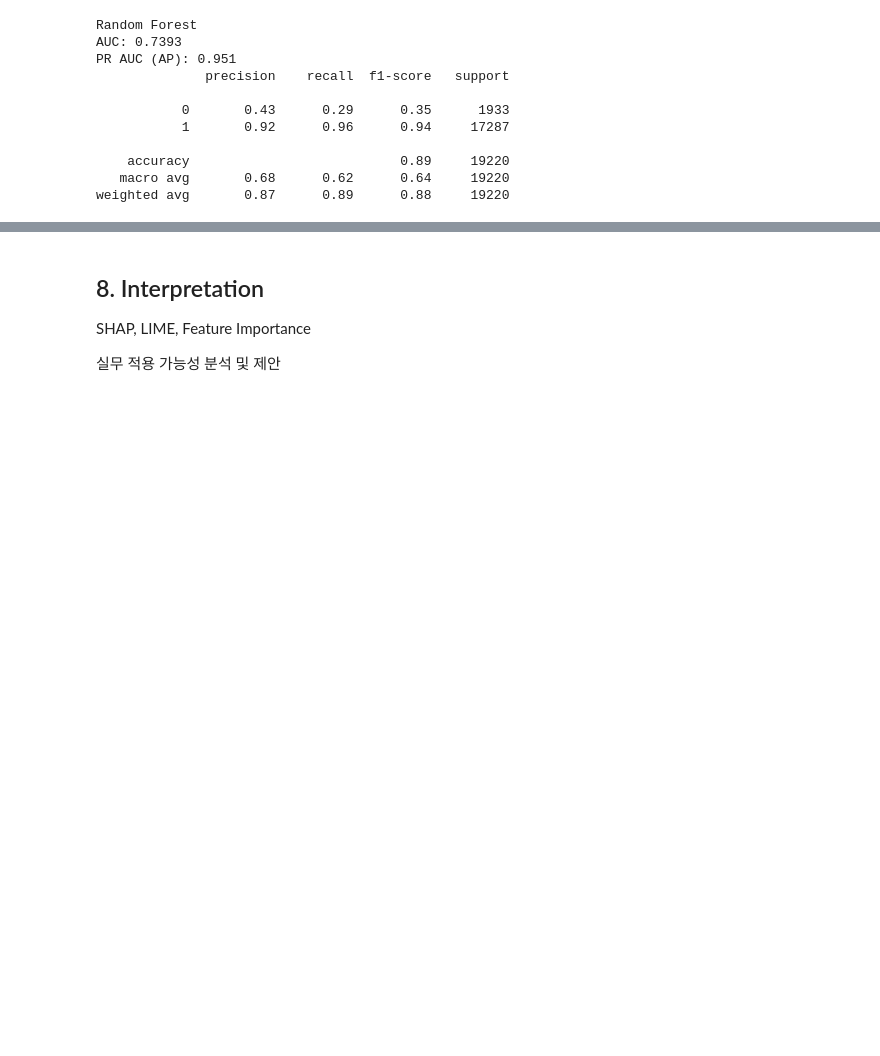
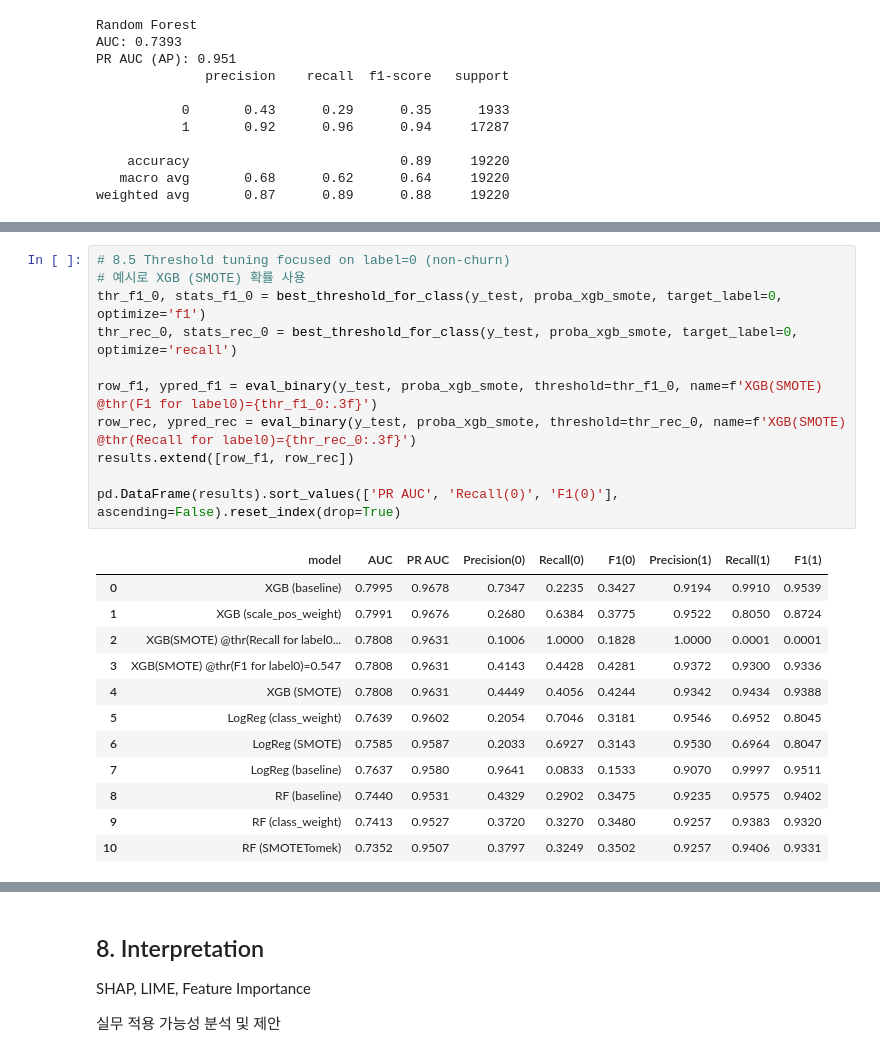
Before and after one commit to jameshan54/churn-prediction, a Jupyter notebook: notebooks/churn_prediction.ipynb, the cells around one changed output, grey strips where cells are left out. Cells and saved outputs as stored; diff of their text form; blank space fills up the shorter version.

```diff
--- a/notebooks/churn_prediction.ipynb
+++ b/notebooks/churn_prediction.ipynb
@@ -596,0 +793,24 @@ This is generally considered the standard ML experimentation process.
+# %%
+# 8.5 Threshold tuning focused on label=0 (non-churn)
+# 예시로 XGB (SMOTE) 확률 사용
+thr_f1_0, stats_f1_0 = best_threshold_for_class(y_test, proba_xgb_smote, target_label=0, optimize='f1')
+thr_rec_0, stats_rec_0 = best_threshold_for_class(y_test, proba_xgb_smote, target_label=0, optimize='recall')
+
+row_f1, ypred_f1 = eval_binary(y_test, proba_xgb_smote, threshold=thr_f1_0, name=f'XGB(SMOTE) @thr(F1 for label0)={thr_f1_0:.3f}')
+row_rec, ypred_rec = eval_binary(y_test, proba_xgb_smote, threshold=thr_rec_0, name=f'XGB(SMOTE) @thr(Recall for label0)={thr_rec_0:.3f}')
+results.extend([row_f1, row_rec])
+
+pd.DataFrame(results).sort_values(['PR AUC', 'Recall(0)', 'F1(0)'], ascending=False).reset_index(drop=True)
+# %% [output]
+|  | model | AUC | PR AUC | Precision(0) | Recall(0) | F1(0) | Precision(1) | Recall(1) | F1(1) |
+| 0 | XGB (baseline) | 0.7995 | 0.9678 | 0.7347 | 0.2235 | 0.3427 | 0.9194 | 0.9910 | 0.9539 |
+| 1 | XGB (scale_pos_weight) | 0.7991 | 0.9676 | 0.2680 | 0.6384 | 0.3775 | 0.9522 | 0.8050 | 0.8724 |
+| 2 | XGB(SMOTE) @thr(Recall for label0... | 0.7808 | 0.9631 | 0.1006 | 1.0000 | 0.1828 | 1.0000 | 0.0001 | 0.0001 |
+| 3 | XGB(SMOTE) @thr(F1 for label0)=0.547 | 0.7808 | 0.9631 | 0.4143 | 0.4428 | 0.4281 | 0.9372 | 0.9300 | 0.9336 |
+| 4 | XGB (SMOTE) | 0.7808 | 0.9631 | 0.4449 | 0.4056 | 0.4244 | 0.9342 | 0.9434 | 0.9388 |
+| 5 | LogReg (class_weight) | 0.7639 | 0.9602 | 0.2054 | 0.7046 | 0.3181 | 0.9546 | 0.6952 | 0.8045 |
+| 6 | LogReg (SMOTE) | 0.7585 | 0.9587 | 0.2033 | 0.6927 | 0.3143 | 0.9530 | 0.6964 | 0.8047 |
+| 7 | LogReg (baseline) | 0.7637 | 0.9580 | 0.9641 | 0.0833 | 0.1533 | 0.9070 | 0.9997 | 0.9511 |
+| 8 | RF (baseline) | 0.7440 | 0.9531 | 0.4329 | 0.2902 | 0.3475 | 0.9235 | 0.9575 | 0.9402 |
+| 9 | RF (class_weight) | 0.7413 | 0.9527 | 0.3720 | 0.3270 | 0.3480 | 0.9257 | 0.9383 | 0.9320 |
+| 10 | RF (SMOTETomek) | 0.7352 | 0.9507 | 0.3797 | 0.3249 | 0.3502 | 0.9257 | 0.9406 | 0.9331 |
```
Also changed, not shown: parts of 12 cells of this notebook.
